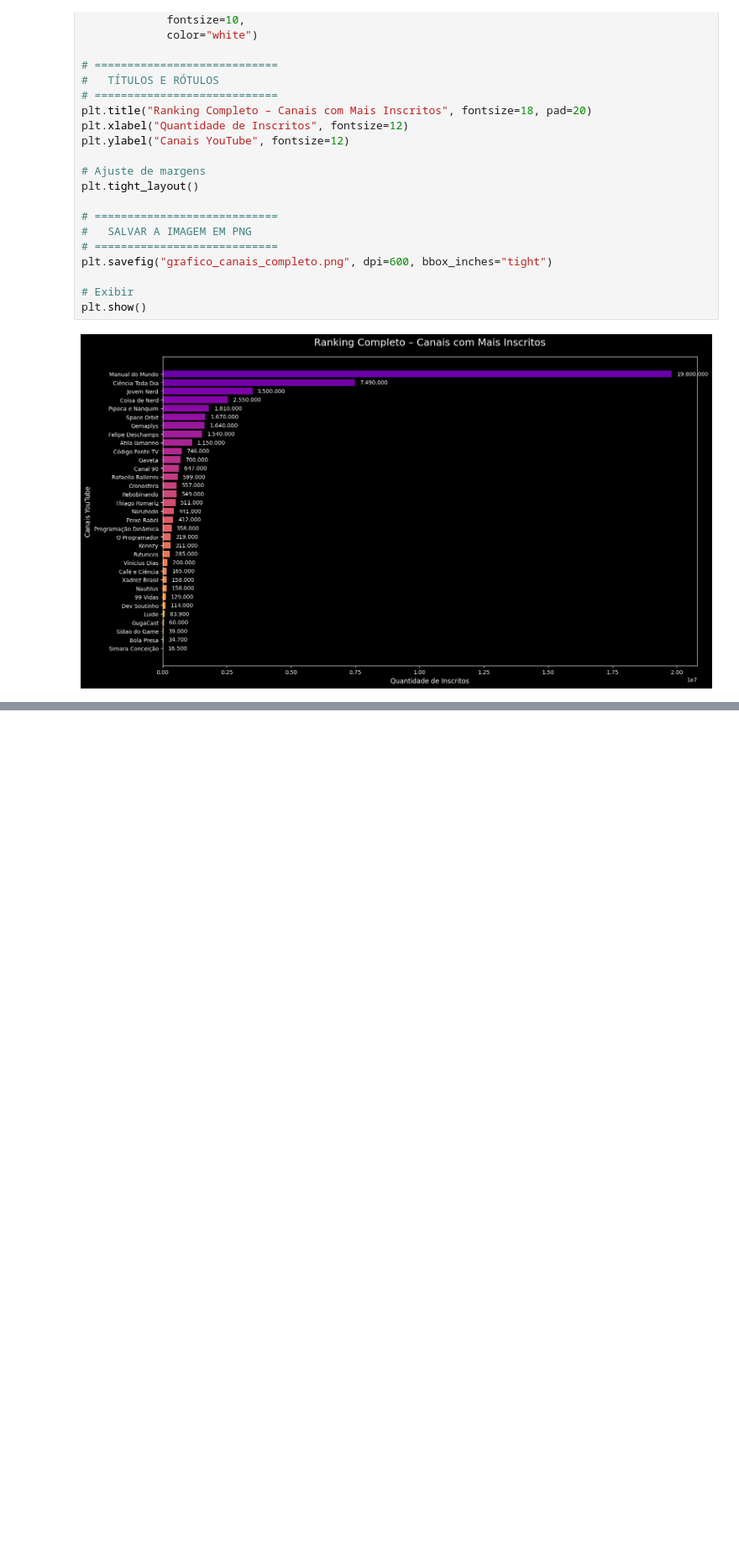
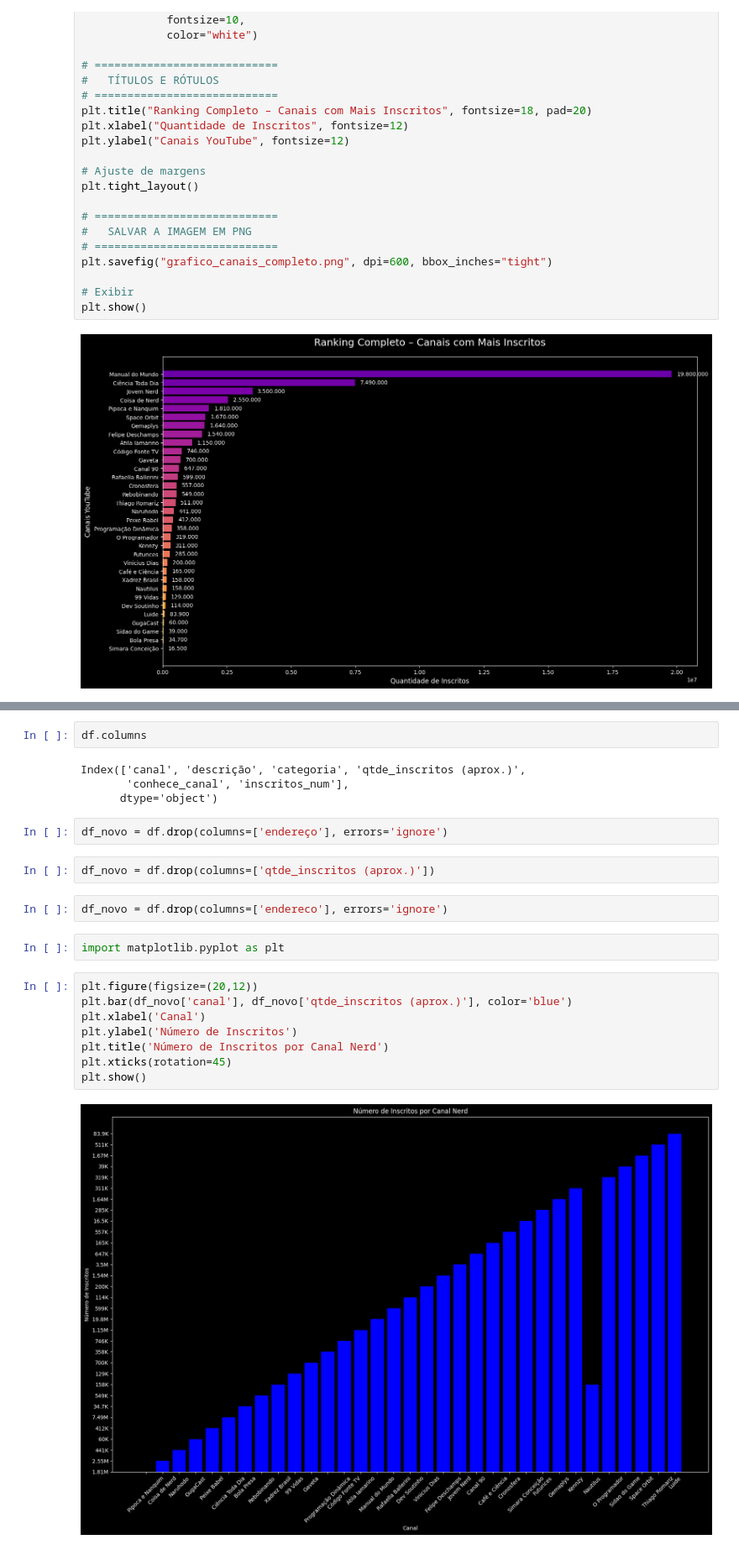
Before and after one commit to CSMDIGITAL/phyton_data_cience, a Jupyter notebook: situacao_aprendizagem_01.ipynb, the cells around one changed output, grey strips where cells are left out. Shown: that part at 84% size. Drawn from its saved outputs; the diff is of its cells as text; blank space fills up the shorter version.

```diff
--- a/situacao_aprendizagem_01.ipynb
+++ b/situacao_aprendizagem_01.ipynb
@@ -155,0 +189,24 @@ import numpy as np
+# %%
+df.columns
+# %% [output]
+Index(['canal', 'descrição', 'categoria', 'qtde_inscritos (aprox.)',
+       'conhece_canal', 'inscritos_num'],
+      dtype='object')
+# %%
+df_novo = df.drop(columns=['endereço'], errors='ignore')
+# %%
+df_novo = df.drop(columns=['qtde_inscritos (aprox.)'])
+# %%
+df_novo = df.drop(columns=['endereco'], errors='ignore')
+# %%
+import matplotlib.pyplot as plt
+# %%
+plt.figure(figsize=(20,12))
+plt.bar(df_novo['canal'], df_novo['qtde_inscritos (aprox.)'], color='blue')
+plt.xlabel('Canal')
+plt.ylabel('Número de Inscritos')
+plt.title('Número de Inscritos por Canal Nerd')
+plt.xticks(rotation=45)
+plt.show()
+# %% [output]
+[figure, added]
```
Also changed, not shown: parts of 8 cells of this notebook.
